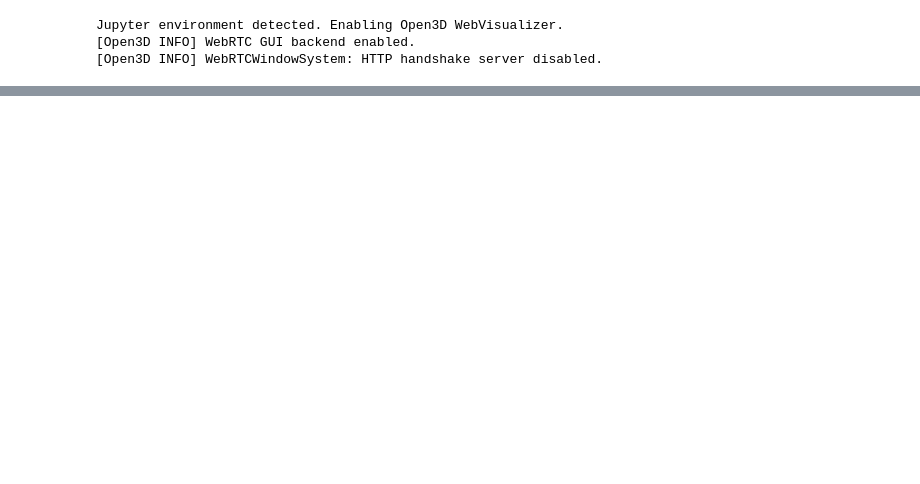
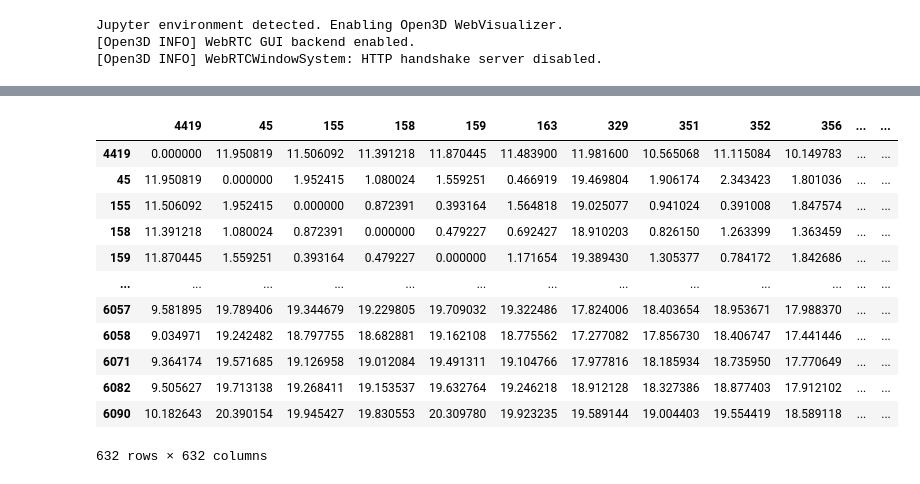
Before and after one commit to DavidGraber/protein_surface_modelling, a Jupyter notebook: main.ipynb, the cells around one changed output, grey strips where cells are left out. Cells and saved outputs as stored; diff of their text form; code cells hidden in the pictures; blank space fills up the shorter version.

```diff
--- a/main.ipynb
+++ b/main.ipynb
@@ -60,0 +118,16 @@ patch_indeces
+# %%
+patch_A["distance_matrix"]
+# %% [output]
+|  | 4419 | 45 | 155 | 158 | 159 | 163 | 329 | 351 | 352 | 356 | ... | ... |
+| 4419 | 0.000000 | 11.950819 | 11.506092 | 11.391218 | 11.870445 | 11.483900 | 11.981600 | 10.565068 | 11.115084 | 10.149783 | ... | ... |
+| 45 | 11.950819 | 0.000000 | 1.952415 | 1.080024 | 1.559251 | 0.466919 | 19.469804 | 1.906174 | 2.343423 | 1.801036 | ... | ... |
+| 155 | 11.506092 | 1.952415 | 0.000000 | 0.872391 | 0.393164 | 1.564818 | 19.025077 | 0.941024 | 0.391008 | 1.847574 | ... | ... |
+| 158 | 11.391218 | 1.080024 | 0.872391 | 0.000000 | 0.479227 | 0.692427 | 18.910203 | 0.826150 | 1.263399 | 1.363459 | ... | ... |
+| 159 | 11.870445 | 1.559251 | 0.393164 | 0.479227 | 0.000000 | 1.171654 | 19.389430 | 1.305377 | 0.784172 | 1.842686 | ... | ... |
+| ... | ... | ... | ... | ... | ... | ... | ... | ... | ... | ... | ... | ... |
+| 6057 | 9.581895 | 19.789406 | 19.344679 | 19.229805 | 19.709032 | 19.322486 | 17.824006 | 18.403654 | 18.953671 | 17.988370 | ... | ... |
+| 6058 | 9.034971 | 19.242482 | 18.797755 | 18.682881 | 19.162108 | 18.775562 | 17.277082 | 17.856730 | 18.406747 | 17.441446 | ... | ... |
+| 6071 | 9.364174 | 19.571685 | 19.126958 | 19.012084 | 19.491311 | 19.104766 | 17.977816 | 18.185934 | 18.735950 | 17.770649 | ... | ... |
+| 6082 | 9.505627 | 19.713138 | 19.268411 | 19.153537 | 19.632764 | 19.246218 | 18.912128 | 18.327386 | 18.877403 | 17.912102 | ... | ... |
+| 6090 | 10.182643 | 20.390154 | 19.945427 | 19.830553 | 20.309780 | 19.923235 | 19.589144 | 19.004403 | 19.554419 | 18.589118 | ... | ... |
+632 rows × 632 columns
```
Also changed, not shown: parts of 19 cells of this notebook.
